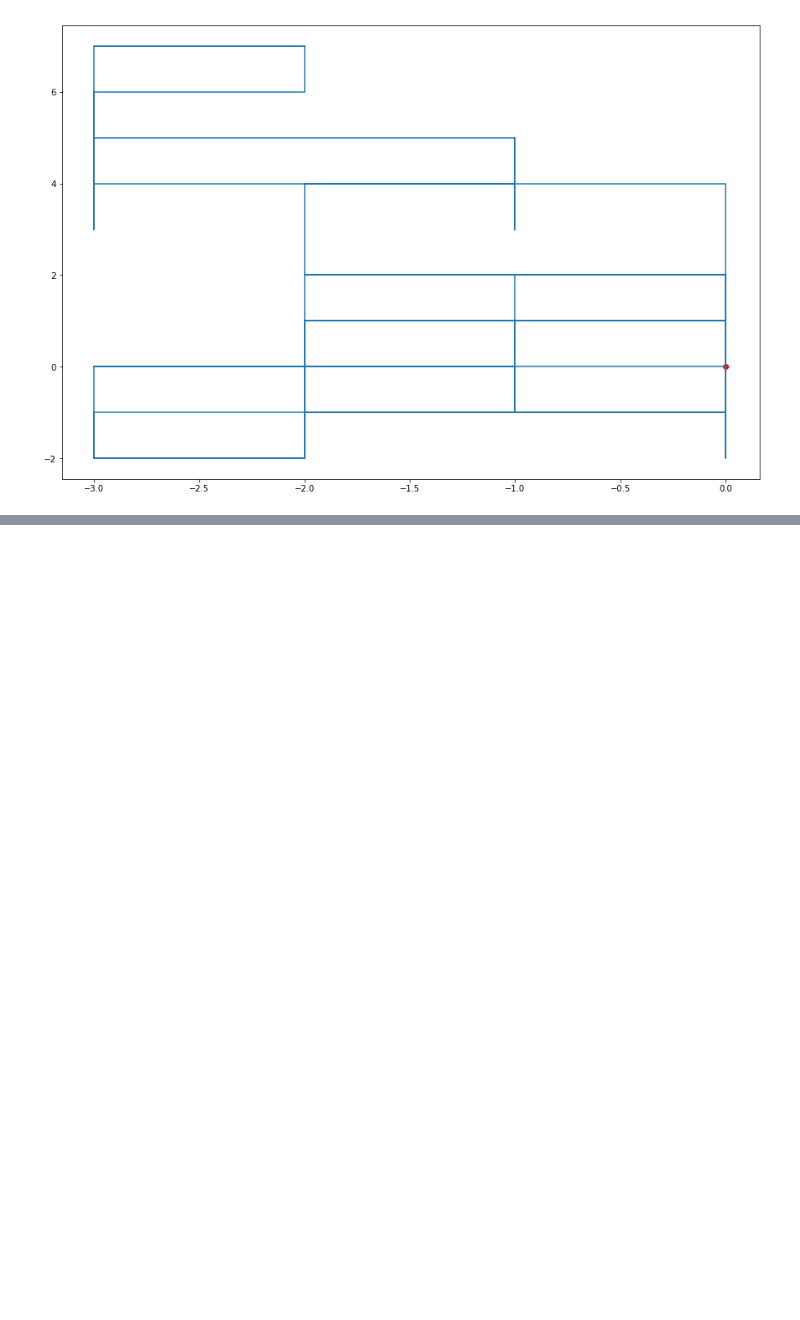
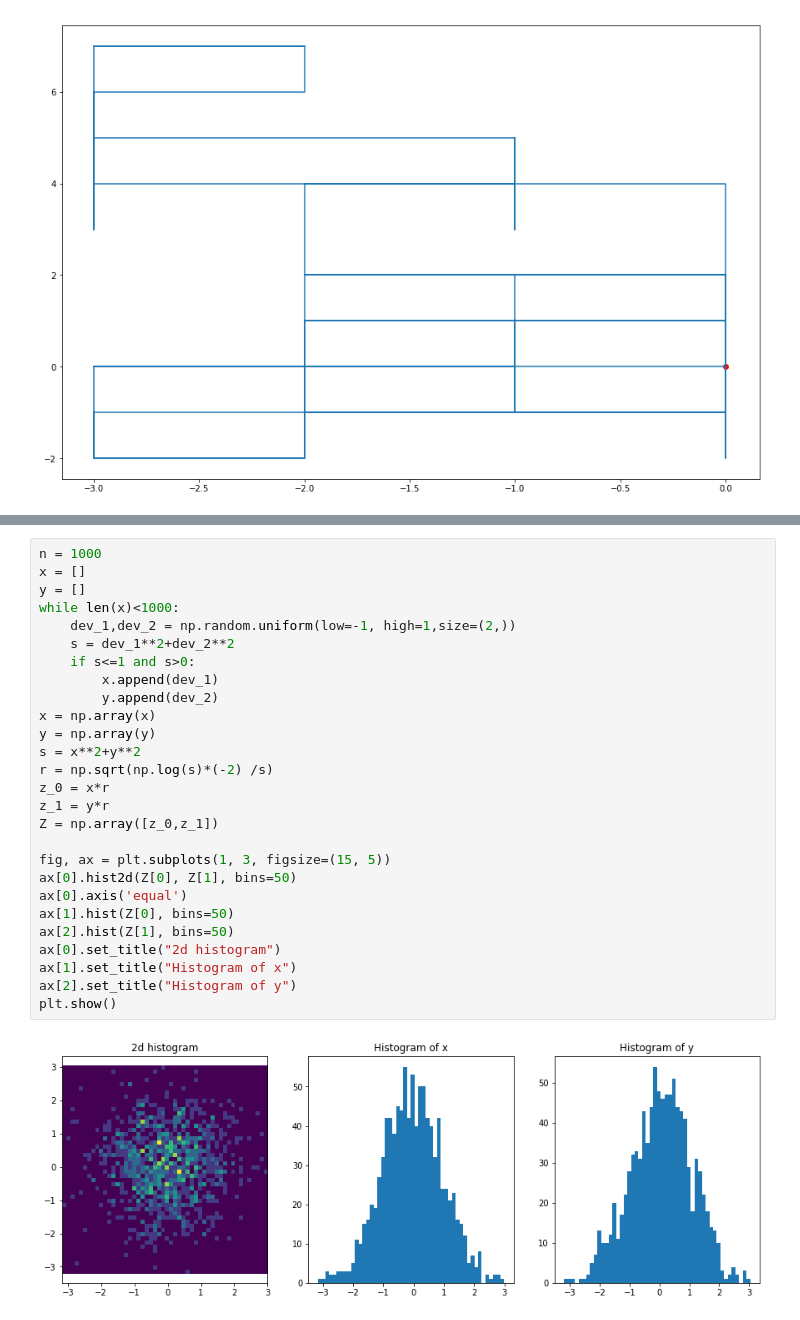
Before and after one commit to Verdangeta/Hometask, a Jupyter notebook: Homework_5.ipynb, the cells around one changed output, grey strips where cells are left out. Drawn from its saved outputs; the diff is of its cells as text; blank space fills up the shorter version.

```diff
--- a/Homework_5.ipynb
+++ b/Homework_5.ipynb
@@ -279,0 +290,29 @@ plt.scatter(0,0,color = 'red')
+# %%
+n = 1000
+x = []
+y = []
+while len(x)<1000:
+    dev_1,dev_2 = np.random.uniform(low=-1, high=1,size=(2,))
+    s = dev_1**2+dev_2**2
+    if s<=1 and s>0:
+        x.append(dev_1)
+        y.append(dev_2)
+x = np.array(x)
+y = np.array(y)
+s = x**2+y**2
+r = np.sqrt(np.log(s)*(-2) /s)
+z_0 = x*r
+z_1 = y*r
+Z = np.array([z_0,z_1])
+
+fig, ax = plt.subplots(1, 3, figsize=(15, 5))
+ax[0].hist2d(Z[0], Z[1], bins=50)
+ax[0].axis('equal')
+ax[1].hist(Z[0], bins=50)
+ax[2].hist(Z[1], bins=50)
+ax[0].set_title("2d histogram")
+ax[1].set_title("Histogram of x")
+ax[2].set_title("Histogram of y")
+plt.show()
+# %% [output]
+[figure, added]
```
Also changed, not shown: parts of 10 cells of this notebook.
